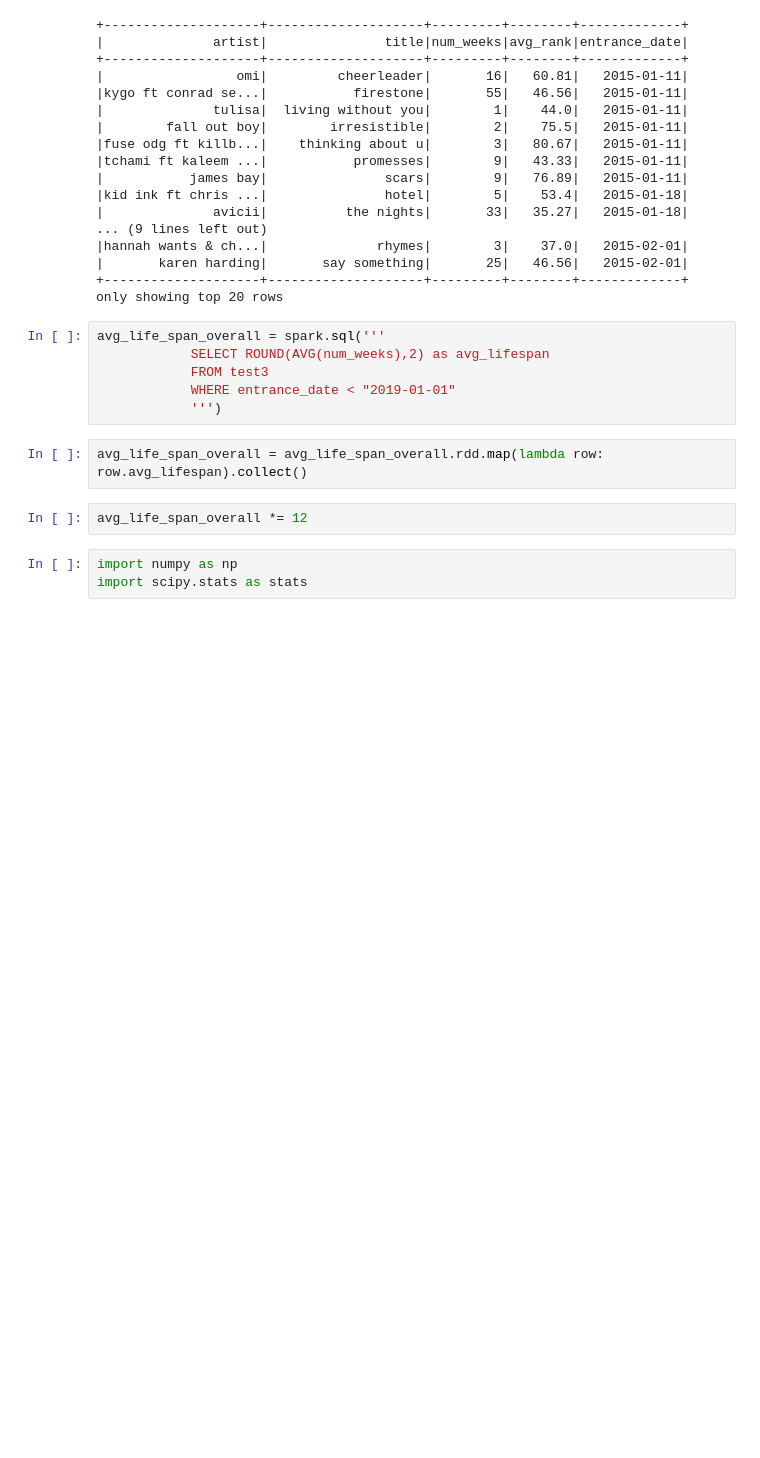
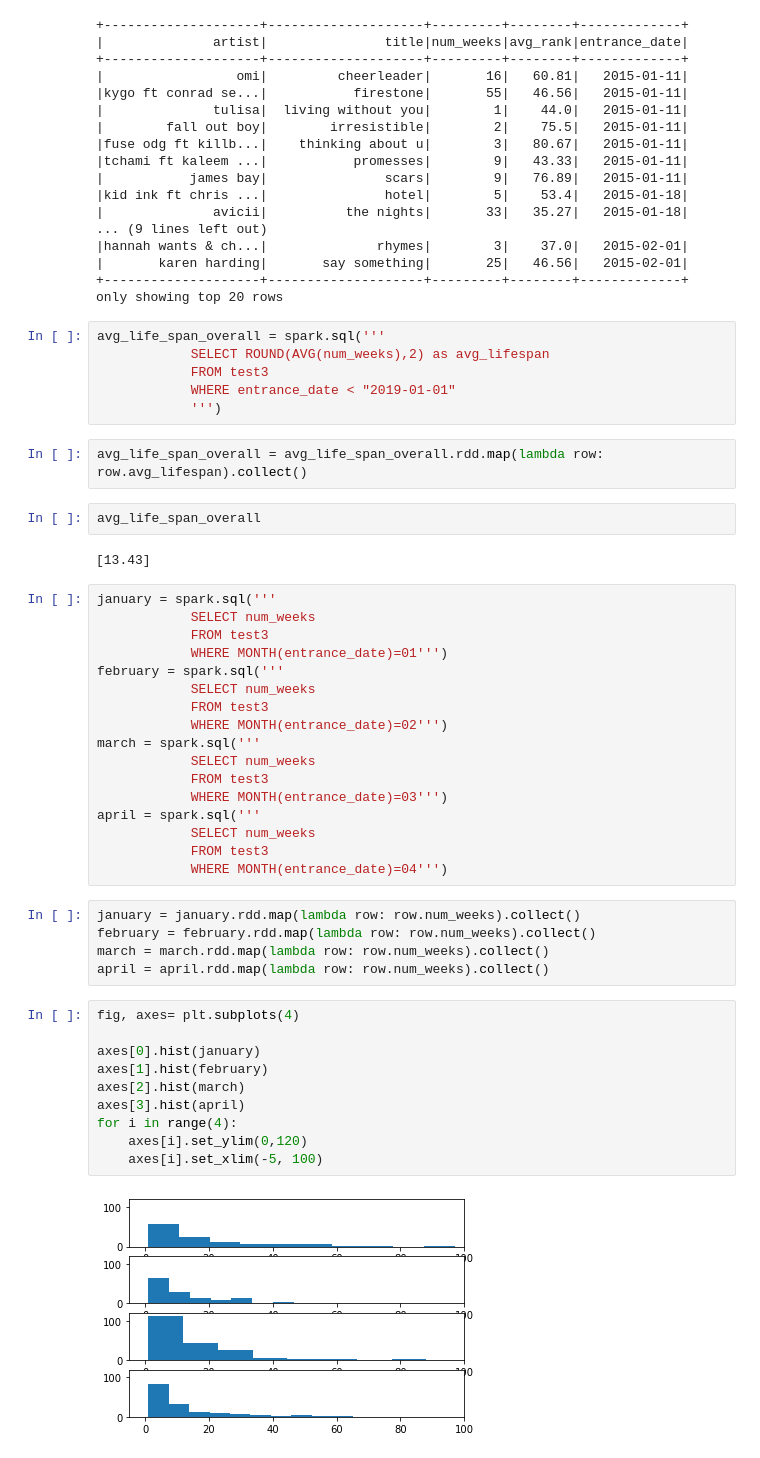
Before and after one commit to virsagothethird/UK-Top-100-Songs, a Jupyter notebook: uk100-Copy1.ipynb, the cells around one changed output. Cells and saved outputs as stored; diff of their text form; blank space fills up the shorter version.

```diff
--- a/uk100-Copy1.ipynb
+++ b/uk100-Copy1.ipynb
@@ -1137,7 +1137,40 @@ avg_life_span_overall = spark.sql('''
 # %%
 avg_life_span_overall = avg_life_span_overall.rdd.map(lambda row: row.avg_lifespan).collect()
 # %%
-avg_life_span_overall *= 12
+avg_life_span_overall
+# %% [output]
+[13.43]
-# %%
-import numpy as np
-import scipy.stats as stats
+# %%
+january = spark.sql('''
+            SELECT num_weeks
+            FROM test3
+            WHERE MONTH(entrance_date)=01''')
+february = spark.sql('''
+            SELECT num_weeks
+            FROM test3
+            WHERE MONTH(entrance_date)=02''')
+march = spark.sql('''
+            SELECT num_weeks
+            FROM test3
+            WHERE MONTH(entrance_date)=03''')
+april = spark.sql('''
+            SELECT num_weeks
+            FROM test3
+            WHERE MONTH(entrance_date)=04''')
+# %%
+january = january.rdd.map(lambda row: row.num_weeks).collect()
+february = february.rdd.map(lambda row: row.num_weeks).collect()
+march = march.rdd.map(lambda row: row.num_weeks).collect()
+april = april.rdd.map(lambda row: row.num_weeks).collect()
+# %%
+fig, axes= plt.subplots(4)
+
+axes[0].hist(january)
+axes[1].hist(february)
+axes[2].hist(march)
+axes[3].hist(april)
+for i in range(4):
+    axes[i].set_ylim(0,120)
+    axes[i].set_xlim(-5, 100)
+# %% [output]
+[figure, added]
```
Also changed, not shown: parts of 5 cells of this notebook.
